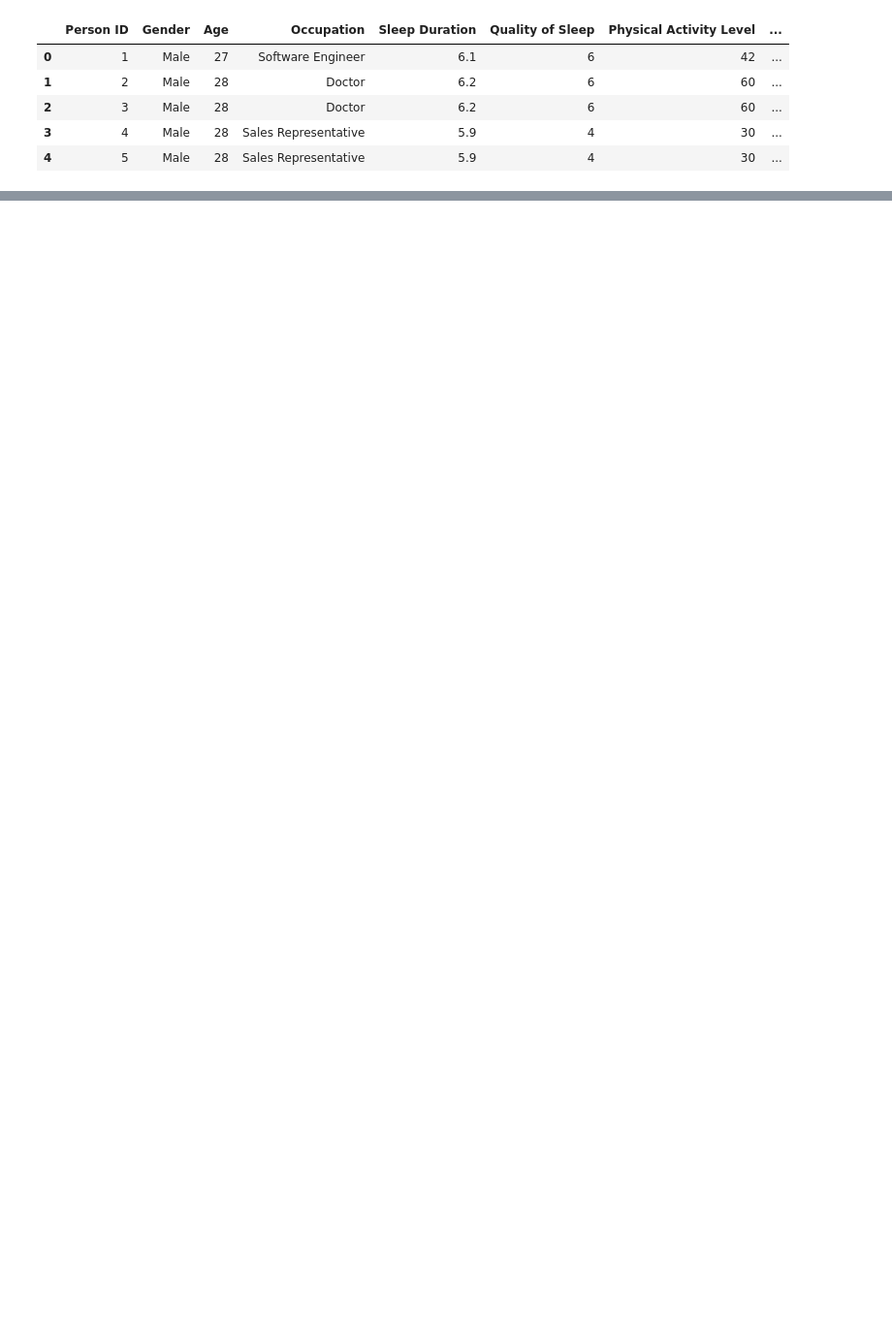
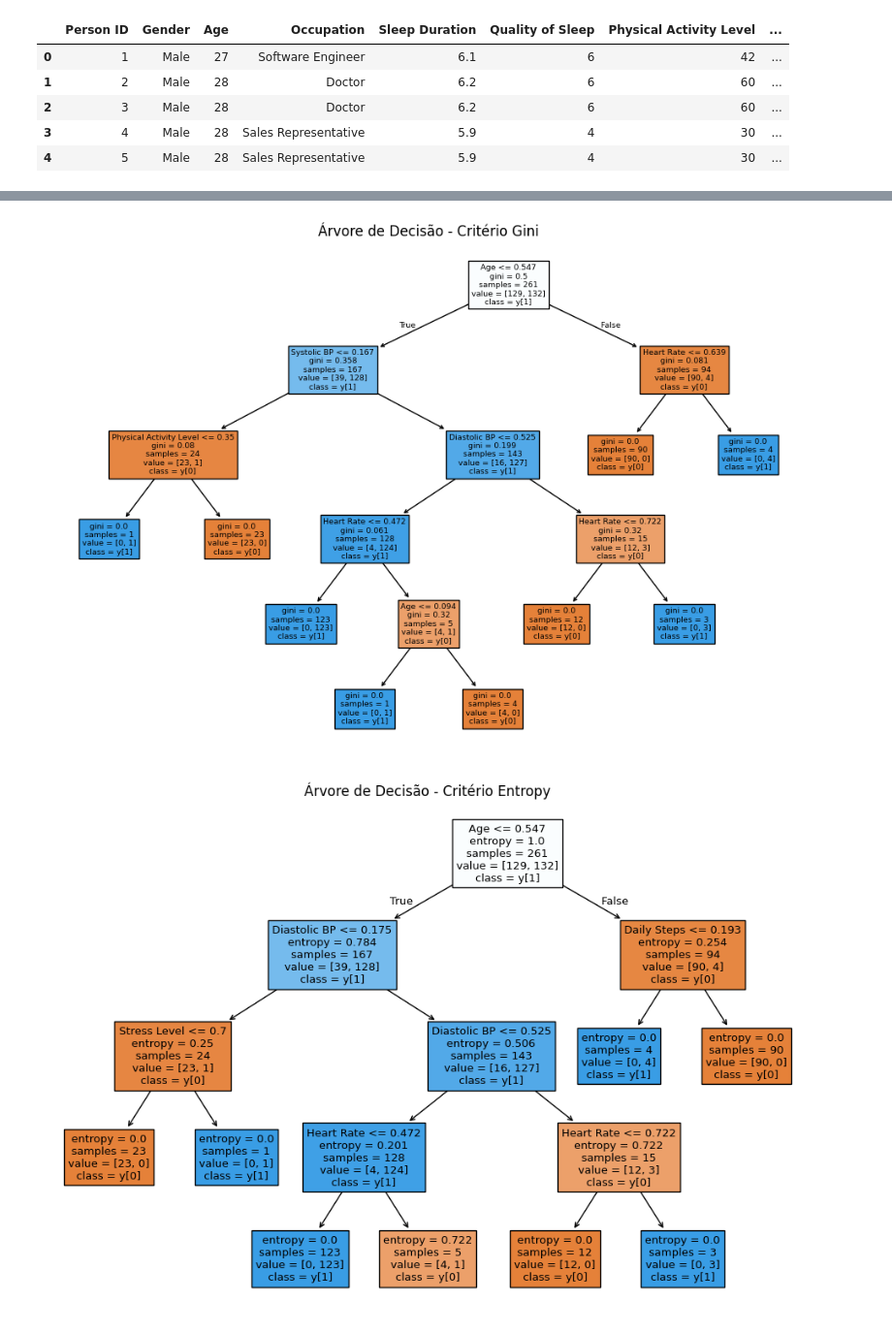
Before and after one commit to HanielPro/SleepHealth-Study-ML, a Jupyter notebook: src/notebook.ipynb, the cells around one changed output, grey strips where cells are left out. Shown at 97% size. Cells and saved outputs as stored; diff of their text form; code cells hidden in the pictures; blank space fills up the shorter version.

Commit message:
Adicionado alguns algoritmos e mudado o target

```diff
--- a/src/notebook.ipynb
+++ b/src/notebook.ipynb
@@ -49,0 +166,13 @@ display(data.head())
+# %%
+# 3 - Normalizar os atributos na escala 0..1
+from sklearn.preprocessing import MinMaxScaler
+
+# Min- Max
+scaler = MinMaxScaler()
+data_normalized = scaler.fit_transform(data)
+data_normalized = pd.DataFrame(data_normalized, columns=data.columns)
+#data_normalized.drop(columns=[target_col], inplace=True)
+
+#display(data_normalized)
+
+display(data_normalized.describe().T)
@@ -49,0 +232,14 @@ display(data.head())
+# %%
+# 1) Árvores de Decisão
+
+# a.  Gini
+gini_tree = DecisionTreeClassifier(criterion='gini',max_depth=6, random_state=None)
+gini_tree.fit(X_train, y_train)
+
+acc_show(gini_tree, "Árvore de Decisão (gini)", X_test, y_test)
+
+# b.  Entropy
+entropy_tree = DecisionTreeClassifier(criterion='entropy',max_depth=4, random_state=None)
+entropy_tree.fit(X_train, y_train)
+
+acc_show(entropy_tree, "Árvore de Decisão (Entropia)", X_test, y_test)
@@ -49,0 +250,18 @@ display(data.head())
+# %%
+import matplotlib.pyplot as plt
+from sklearn.tree import plot_tree
+
+# Exibir a árvore de decisão com critério Gini
+plt.figure(figsize=(12, 8))
+plot_tree(gini_tree, filled=True, feature_names=X_train.columns, class_names=True)
+plt.title("Árvore de Decisão - Critério Gini")
+plt.show()
+
+# Exibir a árvore de decisão com critério Entropy
+plt.figure(figsize=(12, 8))
+plot_tree(entropy_tree, filled=True, feature_names=X_train.columns, class_names=True)
+plt.title("Árvore de Decisão - Critério Entropy")
+plt.show()
+# %% [output]
+[figure, added]
+[figure, added]
```
Also changed, not shown: parts of 13 cells of this notebook.
